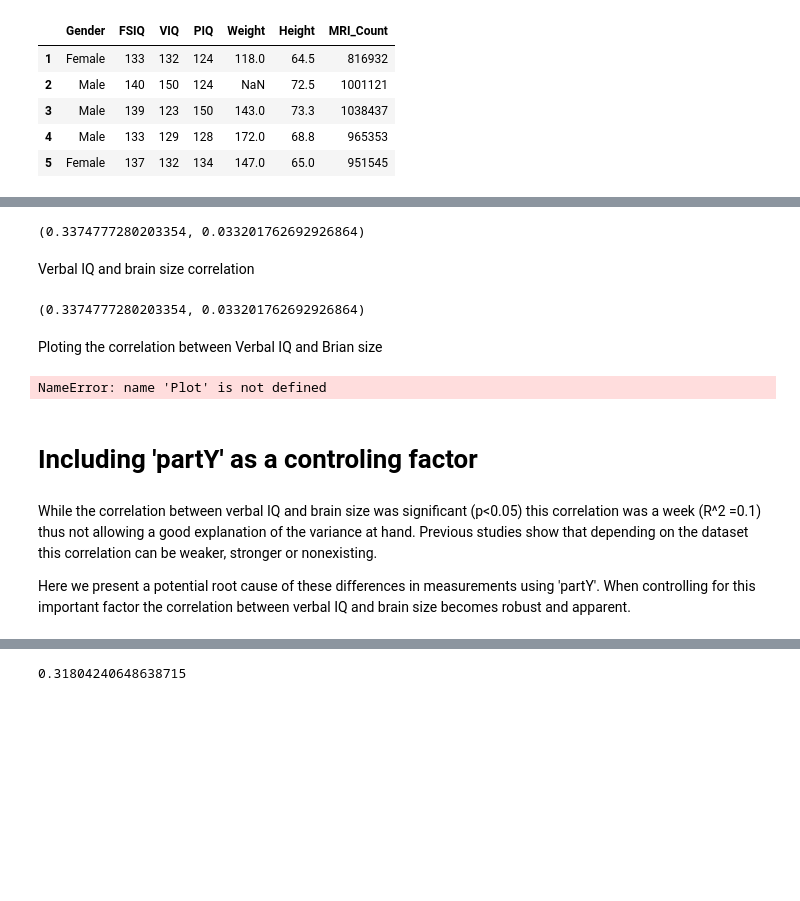
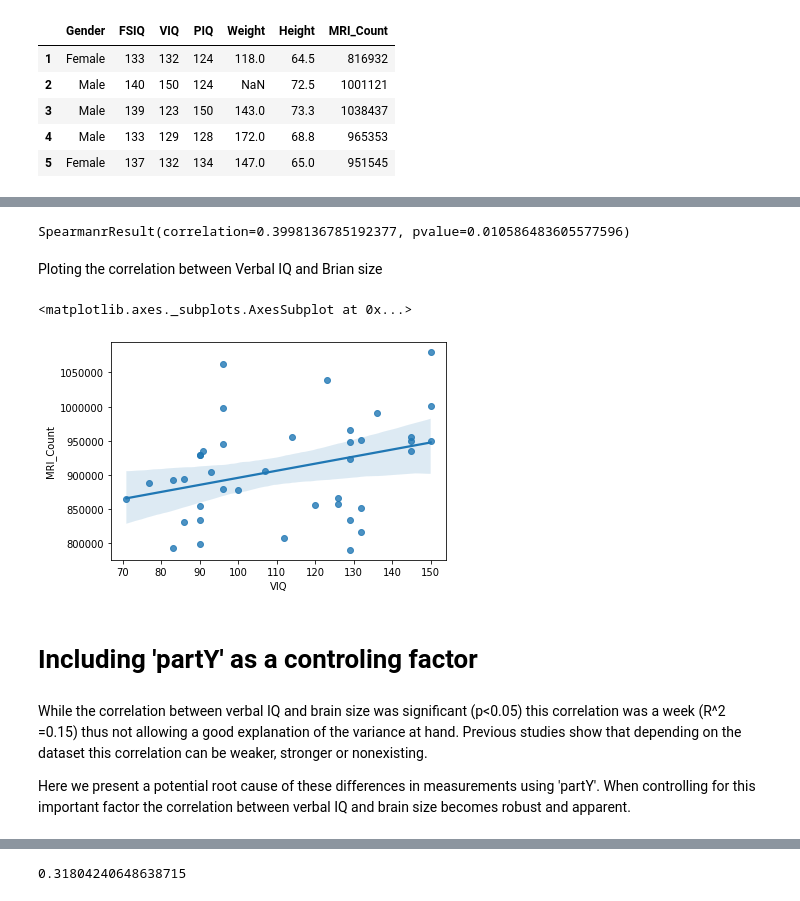
Before and after one commit to tamirAv/Tamir-Avigdor-Initial-QLSC612, a Jupyter notebook: practical/myanalysis.ipynb, the cells around one changed output, grey strips where cells are left out. Saved outputs shown, nothing was run; the diff lists cells and outputs as text; code cells hidden in the pictures; blank space fills up the shorter version.

```diff
--- a/practical/myanalysis.ipynb
+++ b/practical/myanalysis.ipynb
@@ -34,23 +53,21 @@ data.head()
 # %%
-sst.pearsonr(data['VIQ'], data['MRI_Count'])
+X= data['VIQ']
+Y= data['MRI_Count']
+stats.spearmanr(X,Y)
 # %% [output]
-(0.3374777280203354, 0.033201762692926864)
+SpearmanrResult(correlation=0.3998136785192377, pvalue=0.010586483605577596)
-# %% [markdown]
-Verbal IQ and brain size correlation
-# %%
-sst.pearsonr(data['VIQ'], data['MRI_Count'])
-# %% [output]
-(0.3374777280203354, 0.033201762692926864)
 # %% [markdown]
 Ploting the correlation between Verbal IQ and Brian size
-# %%
-Plot( data['VIQ'], data['MRI_Count'])
-# %% [output]
-NameError: name 'Plot' is not defined
+# %%
+
+sns.regplot(X, Y)
+# %% [output]
+<matplotlib.axes._subplots.AxesSubplot at 0x...>
+[figure, added]
 # %% [markdown]
 # Including 'partY' as a controling factor
 # %% [markdown]
-While the correlation between verbal IQ and brain size was significant (p<0.05) this correlation was a week (R^2 =0.1) thus not allowing a good explanation of the variance at hand.
+While the correlation between verbal IQ and brain size was significant (p<0.05) this correlation was a week (R^2 =0.15) thus not allowing a good explanation of the variance at hand.
 Previous studies show that depending on the dataset this correlation can be weaker, stronger or nonexisting.
 
 Here we present a potential root cause of these differences in measurements using 'partY'.
```
Also changed, not shown: parts of 20 cells of this notebook.
